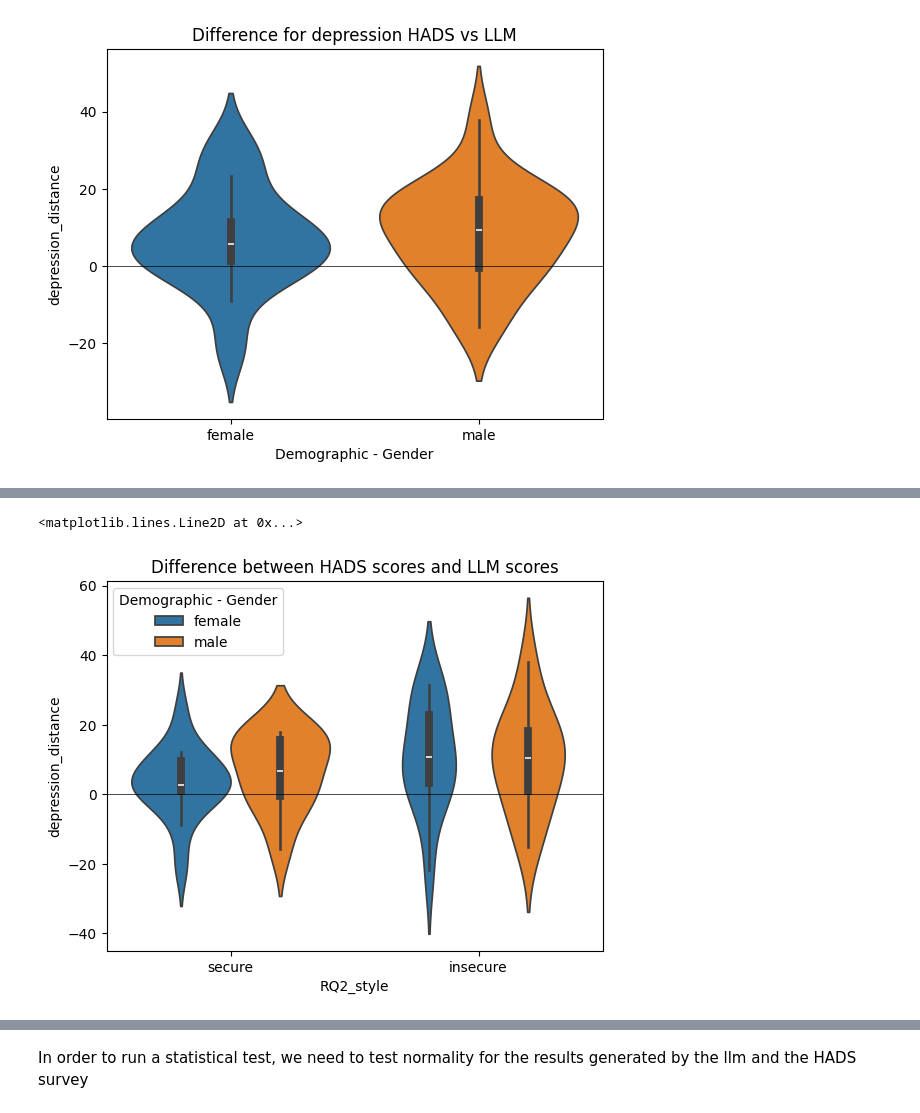
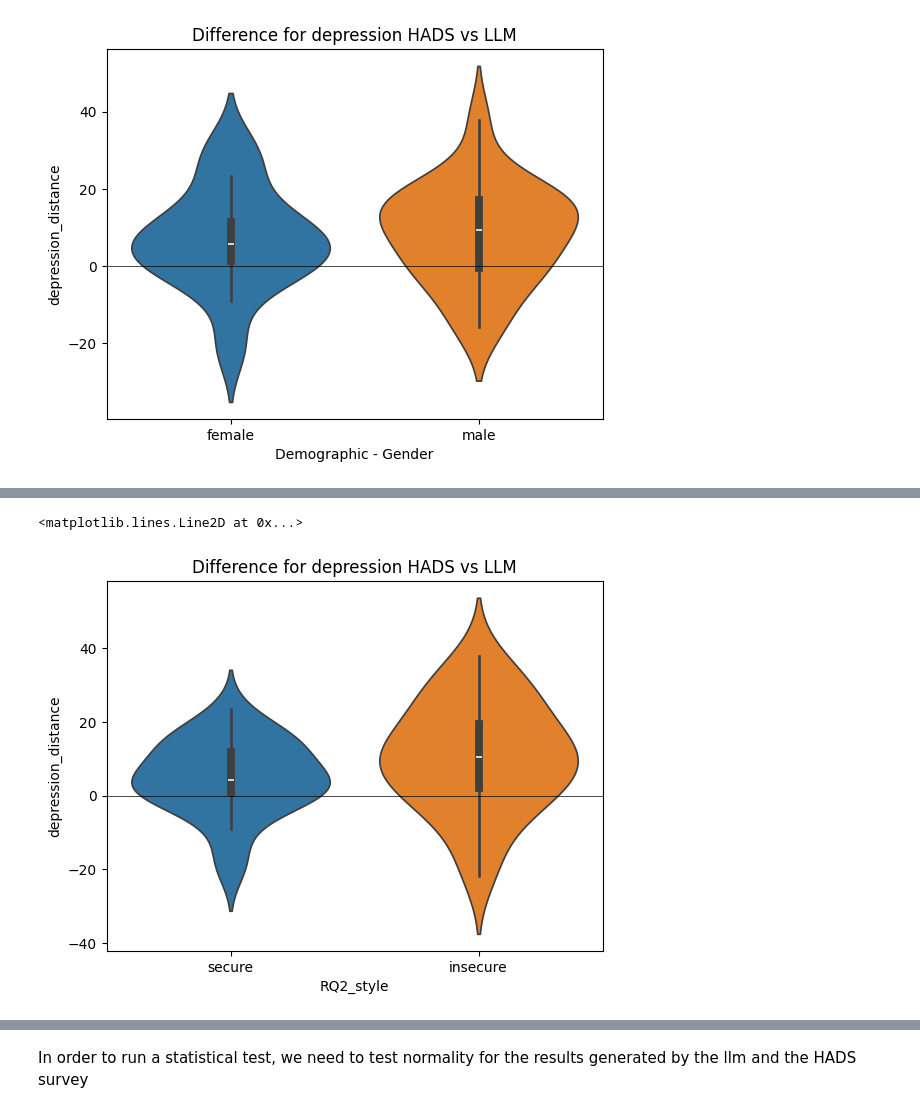
Before and after one commit to Zelev/attachment-jupyter, a Jupyter notebook: Attachment transcription service.ipynb, the cells around one changed output, grey strips where cells are left out. Drawn from its saved outputs; the diff is of its cells as text; code cells hidden in the pictures.

```diff
--- a/Attachment transcription service.ipynb
+++ b/Attachment transcription service.ipynb
@@ -989,16 +989,16 @@ df_style_rq_1_secure = df_style_rq_1[df_style_rq_1["RQ"] == "Secure"]
 df_style_rq_1_insecure = df_style_rq_1[df_style_rq_1["RQ"] != "Secure"]
 
 df_styling_dict = [
-    {"data": df_style_rq_2, "title": "ROC - full sample RQ 2"},
-    {"data": df_style_rq_2_secure, "title": "ROC - secure sample RQ 2"},
-    {"data": df_style_rq_2_insecure, "title": "ROC - insecure sample RQ 2"},
-    {"data": df_style_female_rq2, "title": "ROC - female sample RQ 2"},
-    {"data": def_style_male_rq2, "title": "ROC - male sample RQ 2"},
-    {"data": df_style_rq_1, "title": "ROC - full sample RQ 1"},
-    {"data": df_style_rq_1_secure, "title": "ROC - secure sample RQ 1"},
-    {"data": df_style_rq_1_insecure, "title": "ROC - insecure sample RQ 1"},
-    {"data": df_style_female_rq1, "title": "ROC - female sample RQ 1"},
-    {"data": def_style_male_rq1, "title": "ROC - male sample RQ 1"},
+    {"data": df_style_rq_2, "title": "Accuracy rates - full sample RQ 2"},
+    {"data": df_style_rq_2_secure, "title": "Accuracy rates - secure sample RQ 2"},
+    {"data": df_style_rq_2_insecure, "title": "Accuracy rates - insecure sample RQ 2"},
+    {"data": df_style_female_rq2, "title": "Accuracy rates - female sample RQ 2"},
+    {"data": def_style_male_rq2, "title": "Accuracy rates - male sample RQ 2"},
+    {"data": df_style_rq_1, "title": "Accuracy rates - full sample RQ 1"},
+    {"data": df_style_rq_1_secure, "title": "Accuracy rates - secure sample RQ 1"},
+    {"data": df_style_rq_1_insecure, "title": "Accuracy rates - insecure sample RQ 1"},
+    {"data": df_style_female_rq1, "title": "Accuracy rates - female sample RQ 1"},
+    {"data": def_style_male_rq1, "title": "Accuracy rates - male sample RQ 1"},
 ]
 
 def custom_is_equal(llm: str, rq: str) -> bool:
@@ -1520,13 +1585,13 @@ graph.axhline(0, color="black", linewidth=0.5)
 # %%
 graph = sns.violinplot(
     data=df,
-    hue="Demographic - Gender",
+    hue="RQ2_style",
     y="depression_distance",
     x="RQ2_style",
     inner="box"
 )
-graph.set_title("Difference between HADS scores and LLM scores")
+graph.set_title("Difference for depression HADS vs LLM")
 graph.axhline(0, color="black", linewidth=0.5)
 # %% [output]
 <matplotlib.lines.Line2D at 0x...>
-[figure, old version]
+[figure, new version]
```
Also changed, not shown: parts of 12 cells of this notebook.
